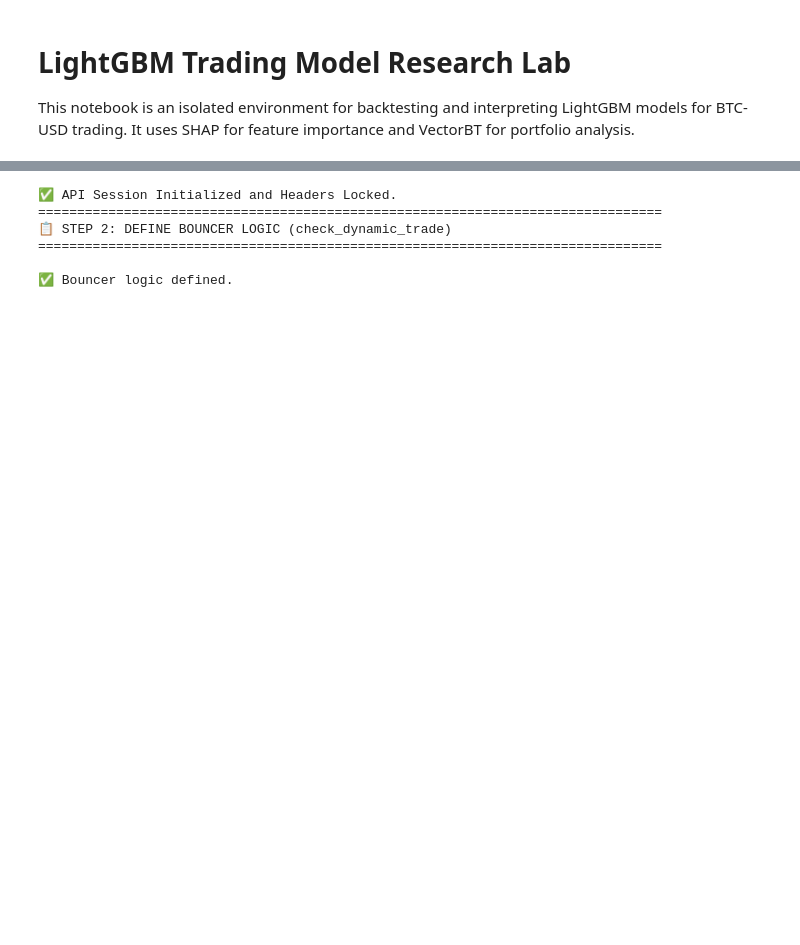
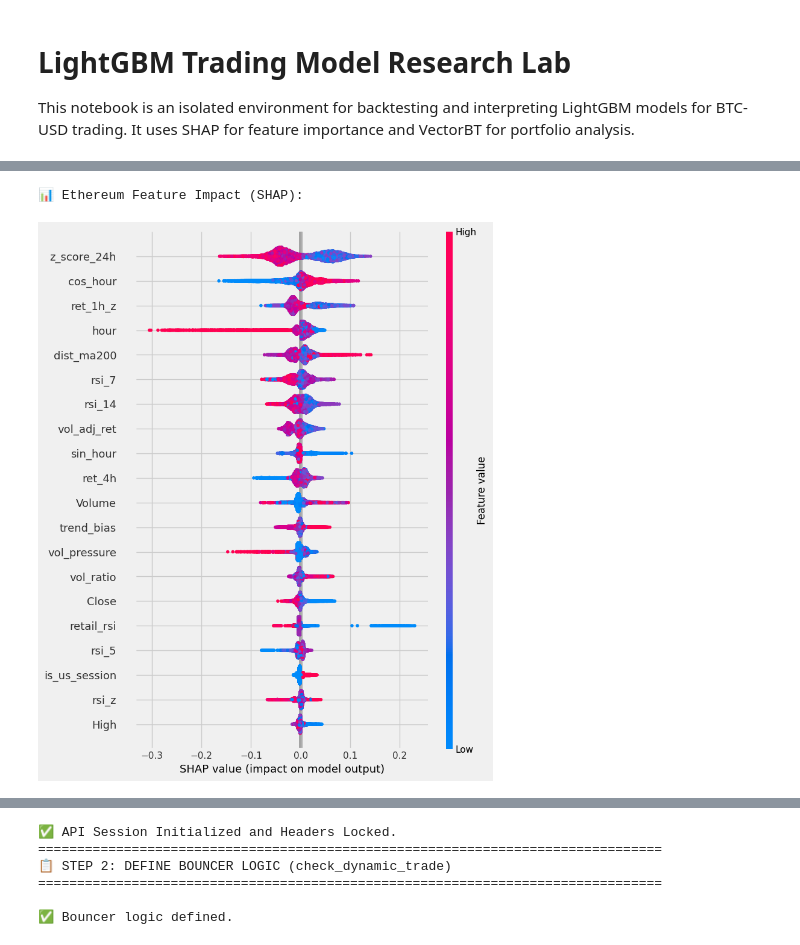
Before and after one commit to Kevocado/algo-trade-hub-prod, a Jupyter notebook: quant_research_lab/lightgbm_backtest.ipynb, the cells around one changed output, grey strips where cells are left out. Drawn from its saved outputs; the diff is of its cells as text; code cells hidden in the pictures; blank space fills up the shorter version.

```diff
--- a/quant_research_lab/lightgbm_backtest.ipynb
+++ b/quant_research_lab/lightgbm_backtest.ipynb
@@ -104 +211,32 @@ print(f"   Integrity Check: {['ret_1h_z', 'midnight_signal', 'retail_rsi'] in df
+# %%
+# Cell 5 (SHAP Analysis for ETH)
+import shap
+
+# 1. Train a quick model for ETH
+X_eth = df_eth_features.drop(columns=['target'])
+y_eth = df_eth_features['target']
+eth_model = lgb.LGBMClassifier(**CHAMPION_PARAMS).fit(X_eth, y_eth)
+
+# 2. Calculate SHAP
+explainer = shap.TreeExplainer(eth_model)
+shap_values = explainer.shap_values(X_eth)
+
+# 3. Visualize
+print("📊 Ethereum Feature Impact (SHAP):")
+
+# Fix: Dynamically handle SHAP's output format depending on version/model
+if isinstance(shap_values, list):
+    # Older SHAP or true multi-class: returns [array_class_0, array_class_1]
+    plot_values = shap_values[1]
+elif len(shap_values.shape) == 3:
+    # Some newer SHAP versions: returns (samples, features, classes)
+    plot_values = shap_values[:, :, 1]
+else:
+    # Standard binary classification: returns a single (samples, features) array
+    plot_values = shap_values
+
+shap.summary_plot(plot_values, X_eth, plot_type="dot")
+# %% [output]
+📊 Ethereum Feature Impact (SHAP):
+[figure, added]
 # %%
```
Also changed, not shown: parts of 31 cells of this notebook, 3 other files.
